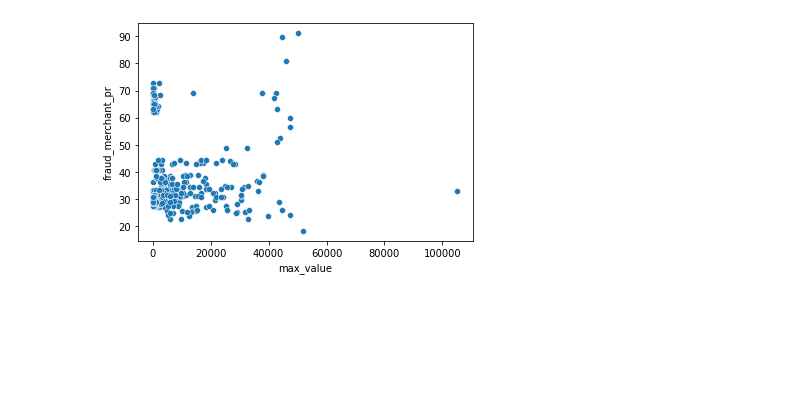
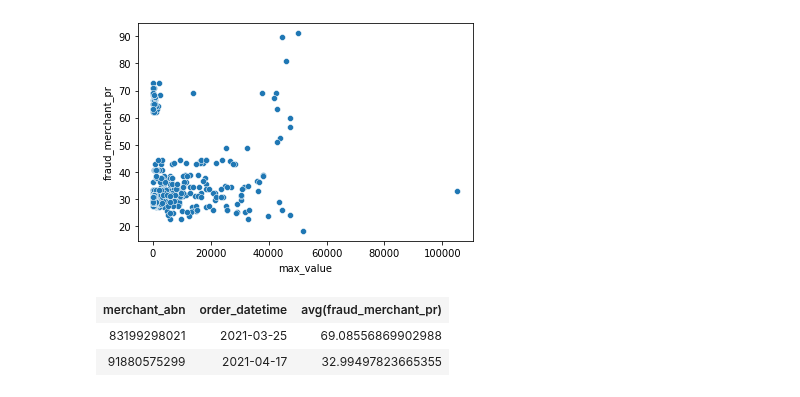
Before and after one commit to MAST30034-Applied-Data-Science/generic-buy-now-pay-later-project-group-11, a Jupyter notebook: notebooks/fraud_analysis.ipynb, the cells around one changed output. Cells and saved outputs as stored; diff of their text form; code cells hidden in the pictures; blank space fills up the shorter version.

```diff
--- a/notebooks/fraud_analysis.ipynb
+++ b/notebooks/fraud_analysis.ipynb
@@ -343,3 +351,26 @@ sns.scatterplot(dollar_pd_merchant["max_value"], dollar_pd_merchant["fraud_merch
 # %% [output]
 <AxesSubplot:xlabel='max_value', ylabel='fraud_merchant_pr'>
 [figure]
+# %%
+first_6_trx = spark.read.parquet("../data/tables/transactions_20210228_20210827_snapshot")
+# %%
+# Join consumers with their respective details
+consumer_detail = consumer.join(details, on="consumer_id")
+
+# Join consumers with their respective transactions
+first_6_trx = consumer_detail.join(first_6_trx, on="user_id")
+
+# Join transactions with the respective merchants
+first_6_trx = first_6_trx.join(merchants, on="merchant_abn")
+# %%
+first_6_trx = first_6_trx.withColumn("tags", normalize_tags(F.col("tags")))
+first_6_trx = first_6_trx.withColumn("categories", F.regexp_extract("tags", "(?<=\[)(.*?)(?=\])", 1))
+first_6_trx = first_6_trx.withColumn("revenue_level", F.regexp_extract("tags", "(?<=,\s\[)([a-e]+?)(?=\],)", 1))
+first_6_trx = first_6_trx.withColumn("take_rate", F.regexp_extract("tags", "(?<=\[take rate: )(.*?)(?=\])", 1))
+first_6_trx = first_6_trx.withColumn("take_rate", F.col("take_rate").astype(FloatType()))
+first_6_trx = first_6_trx.withColumn("categories", clean_string(F.col("categories")))
+first_6_trx = first_6_trx.where(F.col("dollar_value") >= 35)
+# %%
+fraud_first_trx = first_6_trx.join(fraud_data_merchant, on=["merchant_abn", "order_datetime"], how="left").withColumnRenamed("fraud_probability", "fraud_merchant_pr")
+fraud_first_trx = fraud_first_trx.join(fraud_data_consumer, on=["user_id", "order_datetime"], how="left").withColumnRenamed("fraud_probability", "fraud_consumer_pr")
+fraud_first_trx = fraud_first_trx.distinct()
@@ -345,0 +386,6 @@ sns.scatterplot(dollar_pd_merchant["max_value"], dollar_pd_merchant["fraud_merch
+# %%
+fraud_first_trx.groupby(["merchant_abn", "order_datetime"]).agg(F.mean(F.col("fraud_merchant_pr"))).where(F.col("avg(fraud_merchant_pr)") > 0)
+# %% [output]
+| merchant_abn | order_datetime | avg(fraud_merchant_pr) |
+| 83199298021 | 2021-03-25 | 69.08556869902988 |
+| 91880575299 | 2021-04-17 | 32.99497823665355 |
```
Also changed, not shown: parts of 8 cells of this notebook.
